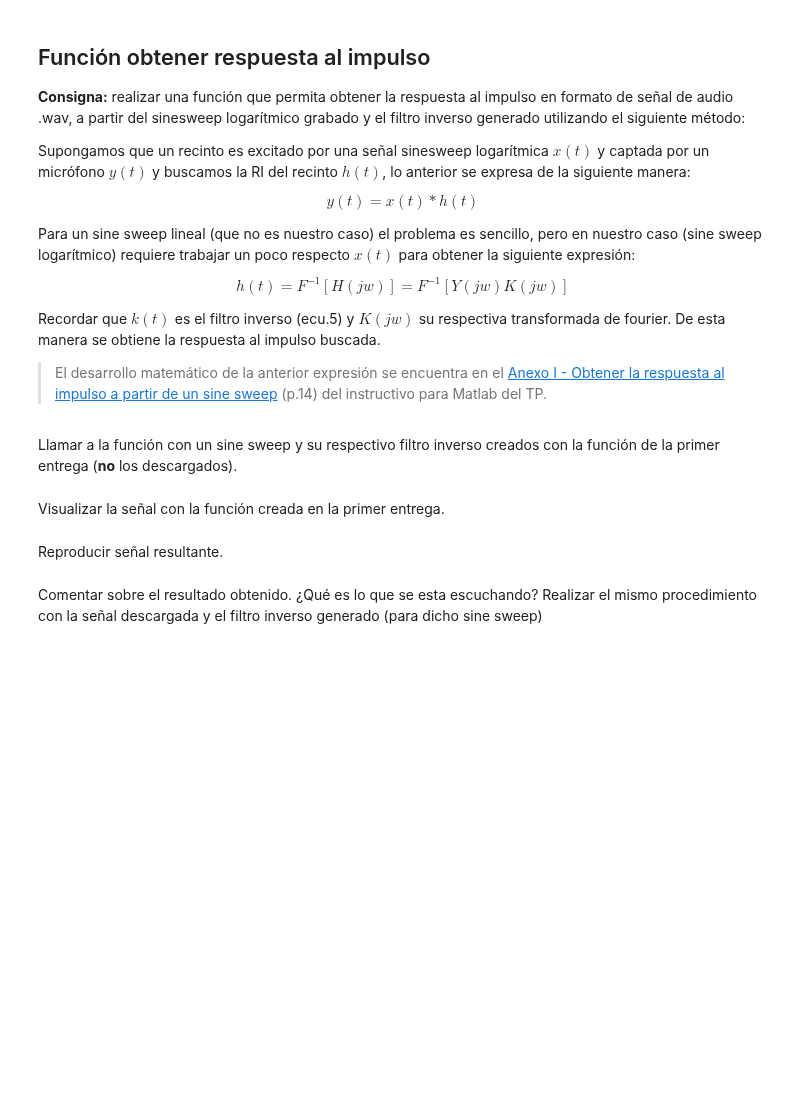
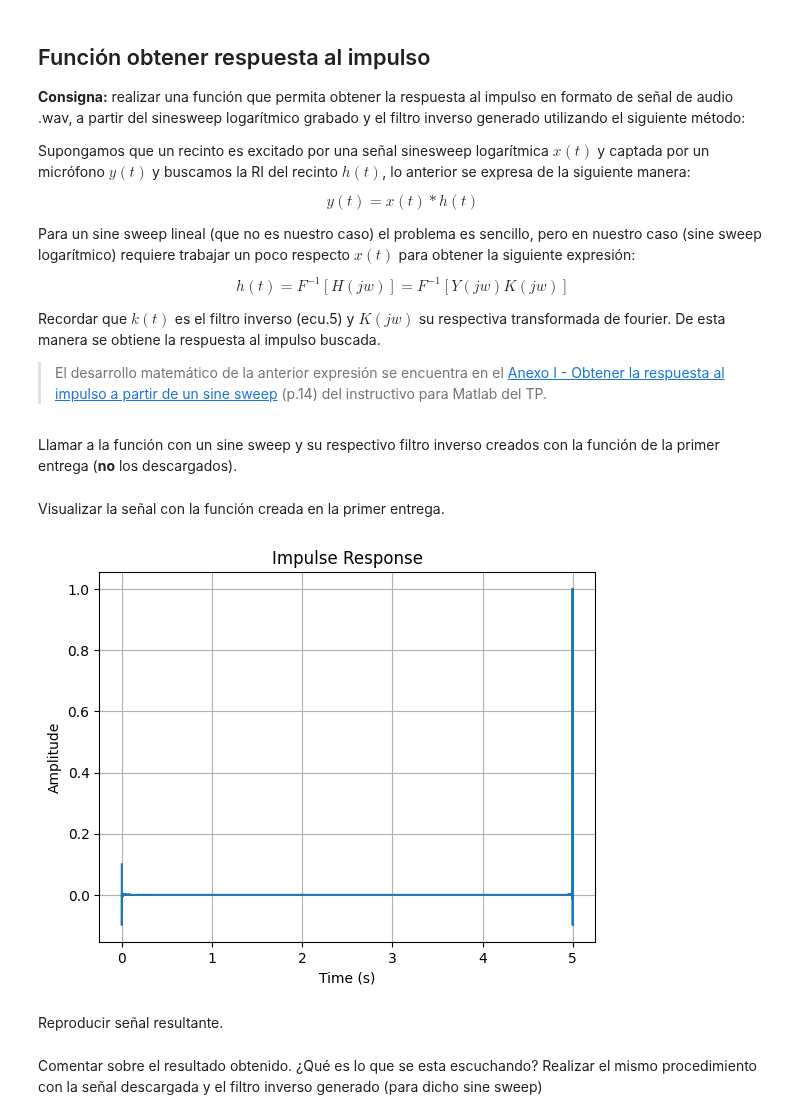
Before and after one commit to jaldreyuntref/sys, a Jupyter notebook: segunda_entrega/segunda_entrega.ipynb, the cells around one changed output. Cells and saved outputs as stored; diff of their text form; code cells hidden in the pictures; blank space fills up the shorter version.

```diff
--- a/segunda_entrega/segunda_entrega.ipynb
+++ b/segunda_entrega/segunda_entrega.ipynb
@@ -172,2 +171,14 @@ Recordar que $k(t)$ es el filtro inverso (ecu.5) y $K(jw)$ su respectiva transfo
+# %%
+def getImpulseResponse(sineSweep, inverseFilter):
+    sineSweepSpectrum = fft(np.flip(sineSweep))
+    inverseFilterSpectrum = fft(inverseFilter)
+
+    impulseResponseSpectrum = sineSweepSpectrum * inverseFilterSpectrum
+    impulseResponse = ifft(impulseResponseSpectrum)
+    impulseResponse = impulseResponse / np.max(np.abs(impulseResponse))
+
+    impulseResponse = np.real(impulseResponse)
+
+    return impulseResponse
 # %% [markdown]
 Llamar a la función con un sine sweep y su respectivo filtro inverso creados con la función de la primer entrega (**no** los descargados).
@@ -176,2 +185,10 @@ Llamar a la función con un sine sweep y su respectivo filtro inverso creados co
+# %%
+sineSweep, time = getWAVData("../primer-entrega/media/sine-sweep.wav")
+inverseFilter, time = getWAVData("../primer-entrega/media/filtro-inverso.wav")
+
+sineSweep = sineSweep / np.max(np.abs(sineSweep))
+inverseFilter = inverseFilter / np.max(np.abs(inverseFilter))
+
+impulseResponse = getImpulseResponse(sineSweep, inverseFilter)
 # %% [markdown]
 Visualizar la señal con la función creada en la primer entrega.
@@ -180,2 +195,6 @@ Visualizar la señal con la función creada en la primer entrega.
+# %%
+plot(time, impulseResponse, "Time (s)", "Amplitude", "Impulse Response")
+# %% [output]
+[figure, added]
 # %% [markdown]
 Reproducir señal resultante.
```
Also changed, not shown: parts of 6 cells of this notebook, 1 other file.
